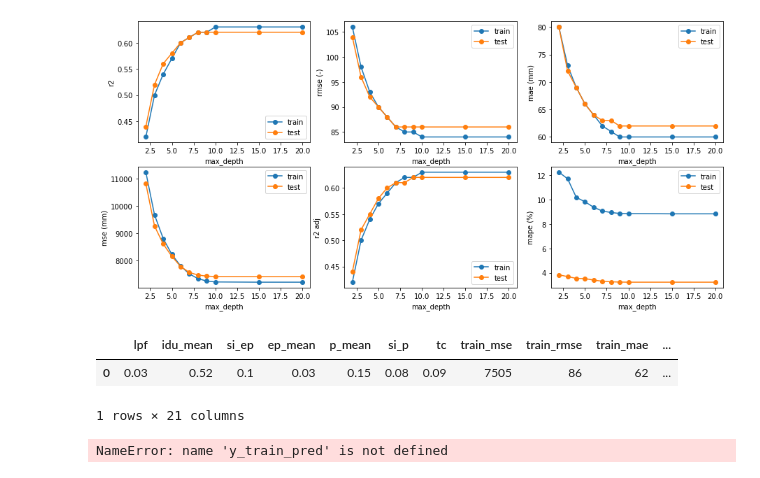
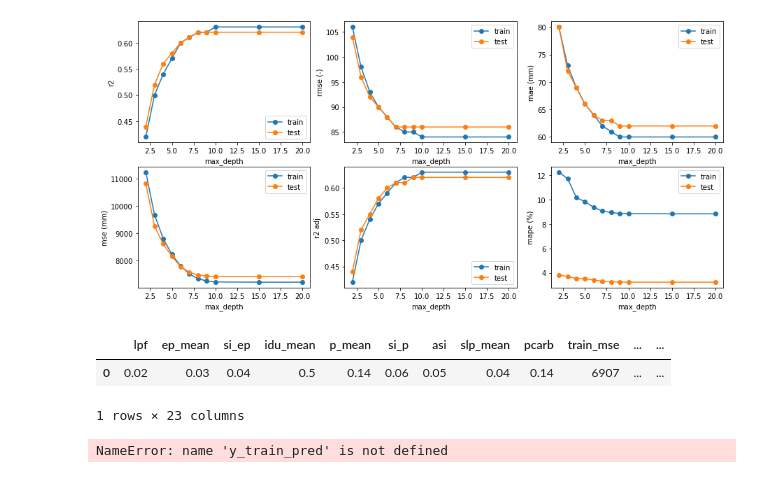
Before and after one commit to fvanoorschot/global_sr_module, a Jupyter notebook: run_script_prediction.ipynb, the cells around one changed output. Saved outputs shown, nothing was run; the diff lists cells and outputs as text; code cells hidden in the pictures.

```diff
--- a/run_script_prediction.ipynb
+++ b/run_script_prediction.ipynb
@@ -2042,17 +1975,17 @@ ax.legend()
 # %%
 # run random forest with fixed hyperparameters
 min_samples_leaf=30
 max_depth=7
 df = pd.read_csv(f'{work_dir}/output/catchment_characteristics/master_characteristics_gswp-p_gleam-ep_gswp-t.csv',index_col=0)
 df = df.dropna()
-features = ['lpf','idu_mean','si_ep','ep_mean','p_mean','si_p','tc']
+features = ['lpf','ep_mean','si_ep','idu_mean','p_mean','si_p','asi','slp_mean','pcarb']
 sdf = rf_regression(df,features,min_samples_leaf,max_depth,plot=False)
 sdf.to_csv(f'{work_dir}/output/regression/rf_regression_table_md{max_depth}_msl{min_samples_leaf}.csv')
 sdf
 # %% [output]
-|  | lpf | idu_mean | si_ep | ep_mean | p_mean | si_p | tc | train_mse | train_rmse | train_mae | ... |
-| 0 | 0.03 | 0.52 | 0.1 | 0.03 | 0.15 | 0.08 | 0.09 | 7505 | 86 | 62 | ... |
+|  | lpf | ep_mean | si_ep | idu_mean | p_mean | si_p | asi | slp_mean | pcarb | train_mse | ... | ... |
+| 0 | 0.02 | 0.03 | 0.04 | 0.5 | 0.14 | 0.06 | 0.05 | 0.04 | 0.14 | 6907 | ... | ... |
-1 rows × 21 columns
+1 rows × 23 columns
 # %%
 # select which features are less and more than average important for regression
 # from sklearn.feature_selection import SelectFromModel
```
Also changed, not shown: parts of 65 cells of this notebook, 1 other file.
